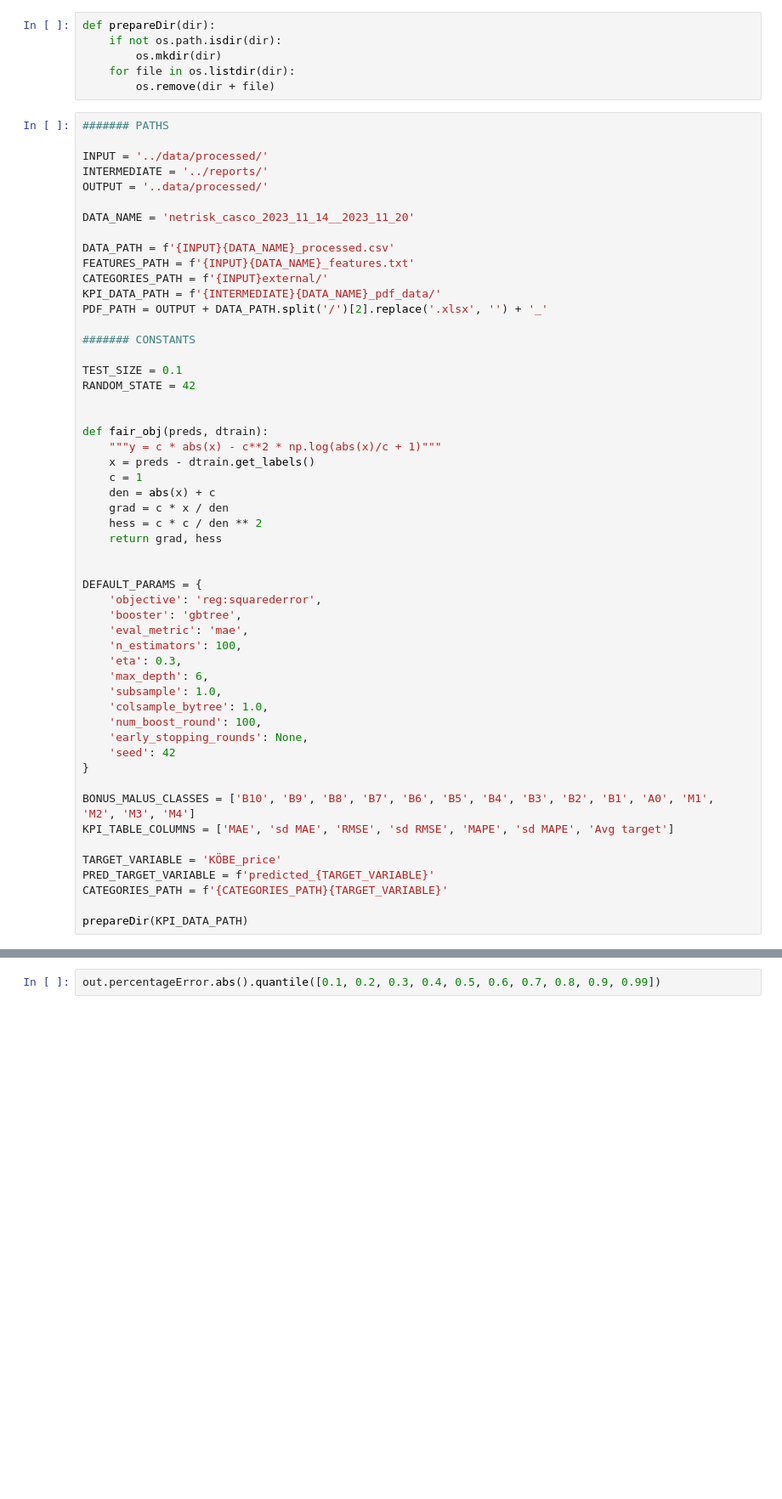
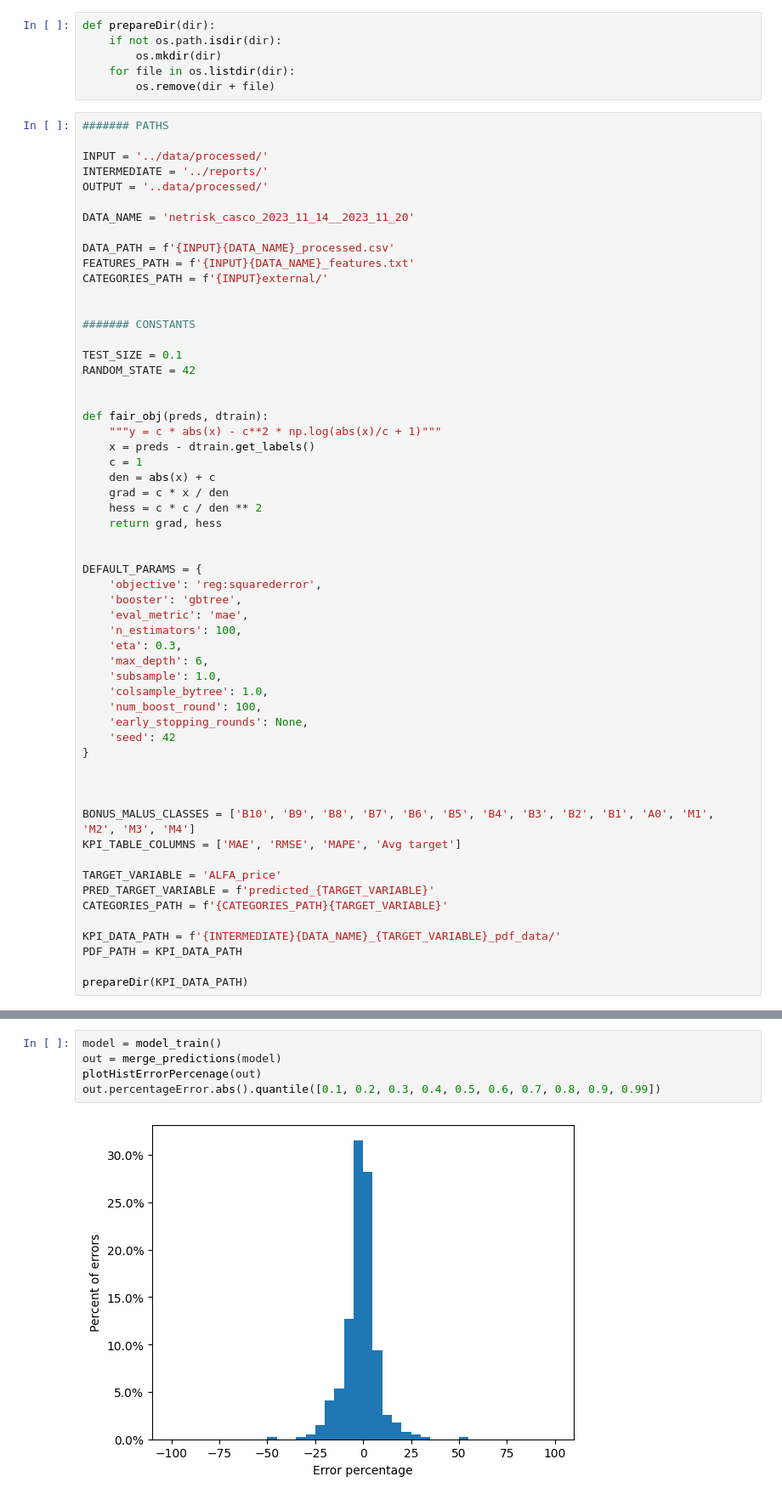
Before and after one commit to asdasde/market_models, a Jupyter notebook: notebooks/market_model.ipynb, the cells around one changed output, grey strips where cells are left out. Shown at 85% size. Cells and saved outputs as stored; diff of their text form; blank space fills up the shorter version.

```diff
--- a/notebooks/market_model.ipynb
+++ b/notebooks/market_model.ipynb
@@ -56,8 +50,7 @@ DATA_NAME = 'netrisk_casco_2023_11_14__2023_11_20'
 DATA_PATH = f'{INPUT}{DATA_NAME}_processed.csv'
 FEATURES_PATH = f'{INPUT}{DATA_NAME}_features.txt'
 CATEGORIES_PATH = f'{INPUT}external/'
-KPI_DATA_PATH = f'{INTERMEDIATE}{DATA_NAME}_pdf_data/'
-PDF_PATH = OUTPUT + DATA_PATH.split('/')[2].replace('.xlsx', '') + '_'
+
 
 ####### CONSTANTS
 
@@ -89,11 +82,16 @@ DEFAULT_PARAMS = {
     'seed': 42
 }
 
+
+
 BONUS_MALUS_CLASSES = ['B10', 'B9', 'B8', 'B7', 'B6', 'B5', 'B4', 'B3', 'B2', 'B1', 'A0', 'M1', 'M2', 'M3', 'M4']
-KPI_TABLE_COLUMNS = ['MAE', 'sd MAE', 'RMSE', 'sd RMSE', 'MAPE', 'sd MAPE', 'Avg target']
+KPI_TABLE_COLUMNS = ['MAE', 'RMSE', 'MAPE', 'Avg target']
 
-TARGET_VARIABLE = 'KÖBE_price'
+TARGET_VARIABLE = 'ALFA_price'
 PRED_TARGET_VARIABLE = f'predicted_{TARGET_VARIABLE}'
 CATEGORIES_PATH = f'{CATEGORIES_PATH}{TARGET_VARIABLE}'
 
+KPI_DATA_PATH = f'{INTERMEDIATE}{DATA_NAME}_{TARGET_VARIABLE}_pdf_data/'
+PDF_PATH = KPI_DATA_PATH
+
 prepareDir(KPI_DATA_PATH)
@@ -454,3 +439,7 @@ plotHistErrorPercenage(out)
 # %%
+model = model_train()
+out = merge_predictions(model)
+plotHistErrorPercenage(out)
 out.percentageError.abs().quantile([0.1, 0.2, 0.3, 0.4, 0.5, 0.6, 0.7, 0.8, 0.9, 0.99])
 # %% [output]
+[figure, added]
```
Also changed, not shown: parts of 40 cells of this notebook.
